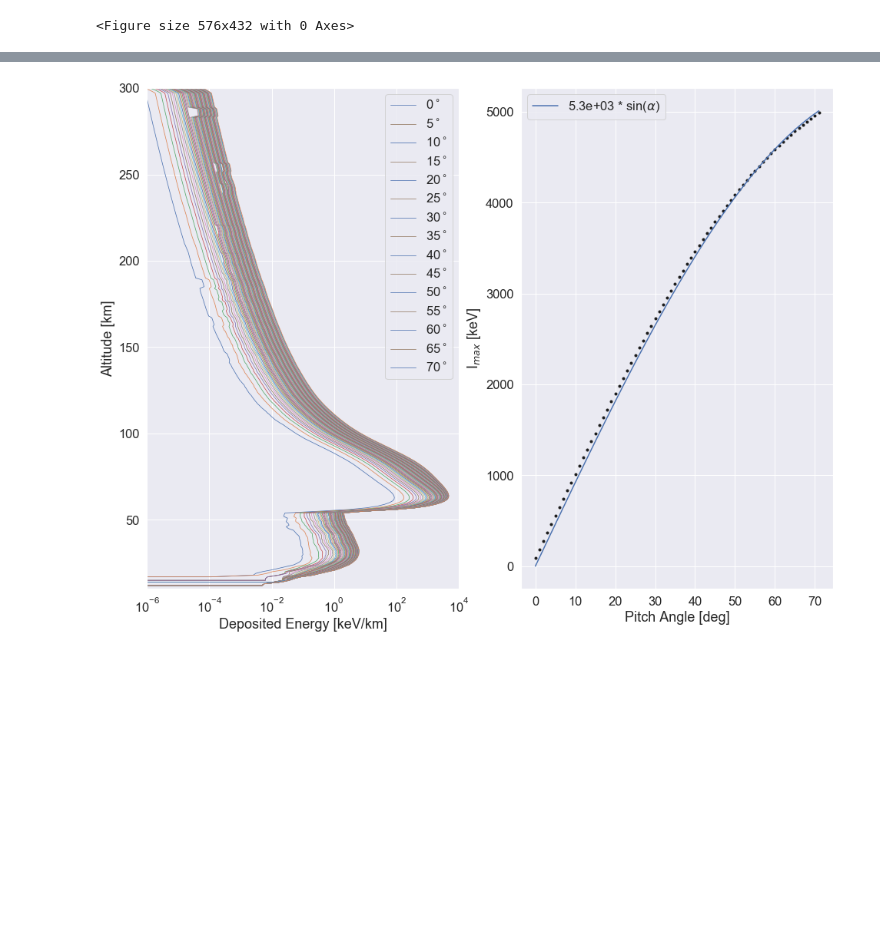
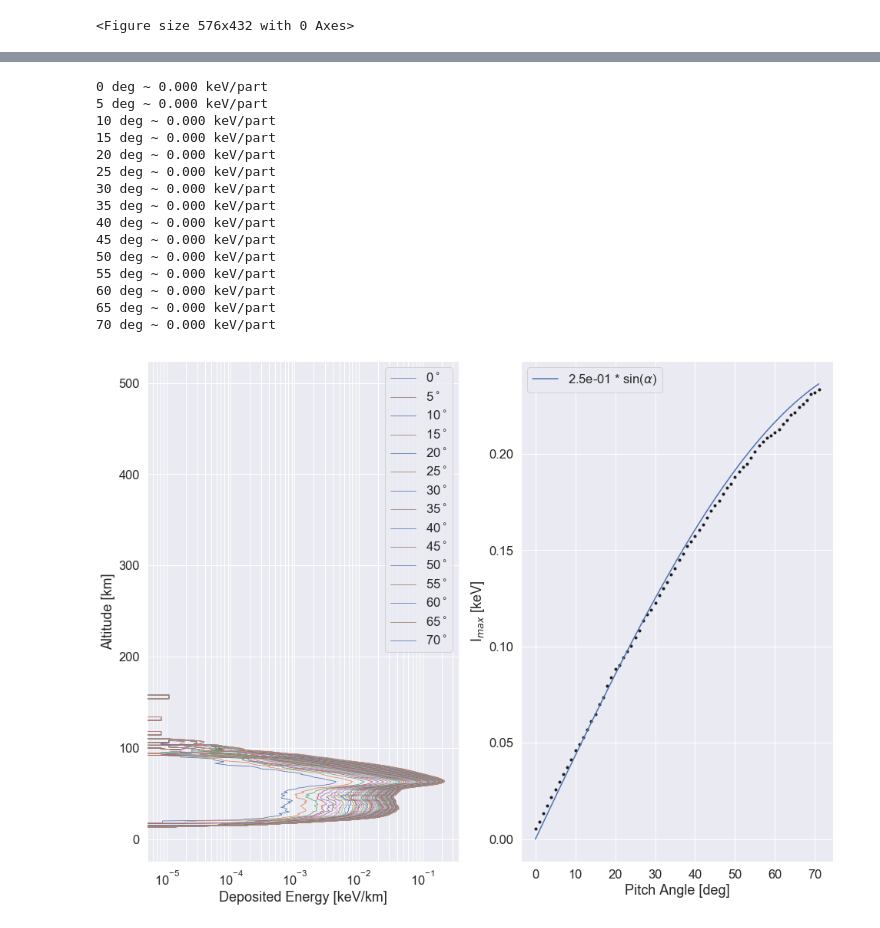
Before and after one commit to GrantBerland/Geant4_Atmospheric_EPP, a Jupyter notebook: analysis/build_table_PAD.ipynb, the cells around one changed output, grey strips where cells are left out. Drawn from its saved outputs; the diff is of its cells as text; code cells hidden in the pictures; blank space fills up the shorter version.

```diff
--- a/analysis/build_table_PAD.ipynb
+++ b/analysis/build_table_PAD.ipynb
@@ -68,7 +68,7 @@ $$\frac{1}{2\pi N_n} \frac{d^3 N}{dt ~dA ~d\Omega} = f_0 \rightarrow \frac{N}{2\
 # %%
 normFactor = 1e4
 # %%
-for f in os.listdir("../data/PADruns_test/"):
+for f in os.listdir("../data/PADruns_test2/"):
     tmp = f.split('_')
 
     particle = tmp[0]
@@ -248,36 +308,58 @@ from scipy.signal import savgol_filter
 
 energy = 1000
 
 plt.figure(figsize=(16,12)); plt.subplot(1,2,1); plt.grid(True, which='both')
 #for i in [0, 70]:
 for i in range(0, 72):
     if i % 5 == 0:
         label = '%.0f$^\circ$' % i
+        print("%.0f deg ~ %.3f keV/part" % (i, np.sum(D_mono[('photon', 'ioni', energy, i)][0])/1e4))
+
     else:
         label = None
-    plt.semilogx(savgol_filter(D_mono[('electron', 'ioni', energy, i)][0], 5, 0), h,
+    plt.semilogx(savgol_filter(D_mono[('photon', 'ioni', energy, i)][0], 5, 0), h,
                  label=label, linewidth=0.75)
+
+
 
 plt.legend();
 #plt.yscale('log')
-plt.ylim([1e1, 300]);
-plt.xlim([1e-6, 1e4]);
+#plt.ylim([1e1, 300]);
+#plt.xlim([1e-6, 1e4]);
 plt.ylabel('Altitude [km]');
 plt.xlabel('Deposited Energy [keV/km]');
 
 plt.subplot(1,2,2); plt.grid(True, which='both');
 
 for i in range(0, 72):
-    plt.plot(i, np.max(D_mono[('electron', 'ioni', energy, i)][0]), 'k.')
+    plt.plot(i, np.max(D_mono[('photon', 'ioni', energy, i)][0]), 'k.')
 
 
-coef = 5.3e3
+coef = 2.5e-1
 plt.plot(range(0, 72), coef*np.sin(np.deg2rad(range(0, 72))), label=r'%.1e * sin($\alpha$)' % coef)
 plt.ylabel('I$_{max}$ [keV]');
 plt.xlabel('Pitch Angle [deg]');
 plt.legend();
 
+#plt.ylim(0, 5000);
+
+
 #plt.yscale('log');
 #plt.xscale('log');
 # %% [output]
+0 deg ~ 0.000 keV/part
+5 deg ~ 0.000 keV/part
+10 deg ~ 0.000 keV/part
+15 deg ~ 0.000 keV/part
+20 deg ~ 0.000 keV/part
+25 deg ~ 0.000 keV/part
+30 deg ~ 0.000 keV/part
+35 deg ~ 0.000 keV/part
+40 deg ~ 0.000 keV/part
+45 deg ~ 0.000 keV/part
+50 deg ~ 0.000 keV/part
+55 deg ~ 0.000 keV/part
+60 deg ~ 0.000 keV/part
+65 deg ~ 0.000 keV/part
+70 deg ~ 0.000 keV/part
-[figure, old version]
+[figure, new version]
```
Also changed, not shown: parts of 1 cell of this notebook, 4 other files.
